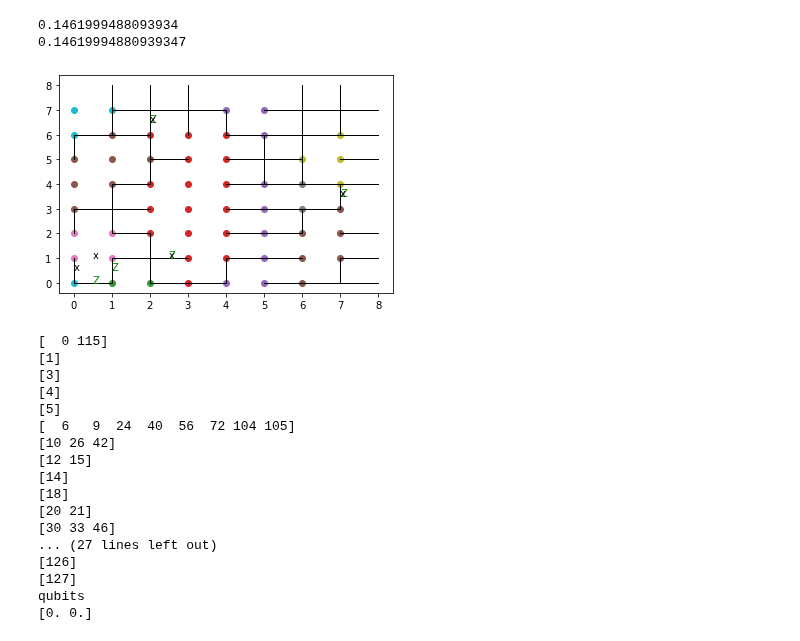
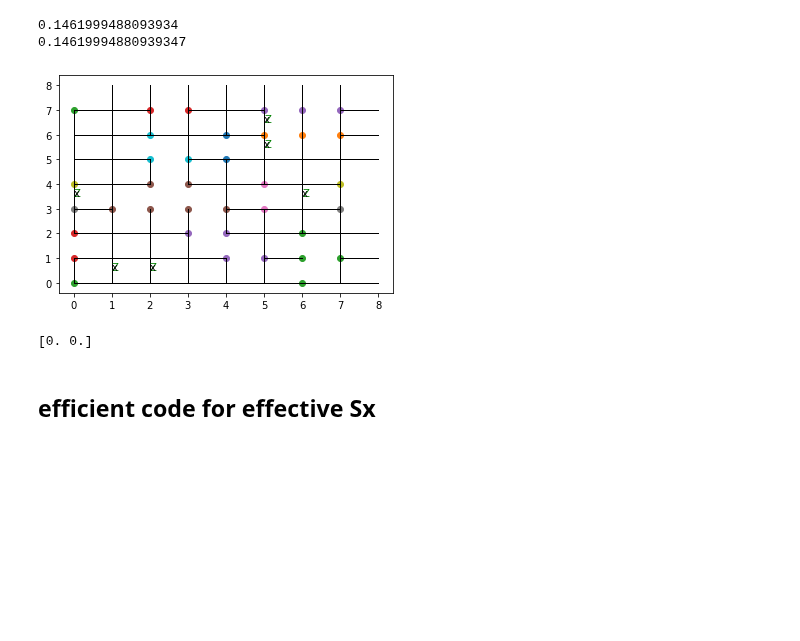
Before and after one commit to hassan-shap/quantum-emitter, a Jupyter notebook: loss-toric-2.ipynb, the cells around one changed output. Cells and saved outputs as stored; diff of their text form; code cells hidden in the pictures; blank space fills up the shorter version.

```diff
--- a/loss-toric-2.ipynb
+++ b/loss-toric-2.ipynb
@@ -1926,7 +1926,7 @@ for i_y in range(r2):
         Sx[i_y*r1 + i_x, 2*(((i_y-1)%r1)*r1+i_x)+1] = 1
 
 # # loss error
-prob_l = 0.4 # loss error probability
+prob_l = 0.2 # loss error probability
 percolate_x = True
 percolate_y = True
 
@@ -2128,51 +2128,37 @@ if len(synd_x_inds)>0:
     rec2_orig_inds = np.argwhere(rec2_orig > 0)[:,0]
     # print(rec2_inds[:,0])
     plt.figure(1)
     for i in range(len(rec2_orig_inds)):
         latt_pos = int(rec2_orig_inds[i]/2)
         if rec2_orig_inds[i] % 2 == 0 :
             ry = int(latt_pos/r1)
             rx = (latt_pos%r1) + 0.5
         else:
             ry = int(latt_pos/r1)  + 0.5 #+0.1
             rx = (latt_pos%r1)
 
         plt.text(rx,ry,"x",color="k")
 
 #################################
 plt.xticks(np.arange(0,r1+1.))
 plt.yticks(np.arange(0,r2+1.))
 plt.show()
 
 # for i_l in range(len(ql)):
 #     print(ql[i_l])
 
-for i_q, qubits in enumerate(ql):
-    print(qubits)
-print("qubits")
+# for i_q, qubits in enumerate(ql):
+#     print(qubits)
+# print("qubits")
 
 logicals = np.zeros((2,2*r1*r2))
 logicals[0,1:2*r2+1:2] = np.ones(r2)
 logicals[1,0:2*r1*r2:2*r2] = np.ones(r2)
 error_rec_orig = (rec2_orig + error_z_orig )%2
 s_orig = np.dot( error_rec_orig , logicals.T) %2
 print(s_orig)
 # %% [output]
-[figure, old version]
+[figure, new version]
-[  0 115]
-[1]
-[3]
-[4]
-[5]
-[  6   9  24  40  56  72 104 105]
-[10 26 42]
-[12 15]
-[14]
-[18]
-[20 21]
-[30 33 46]
-... (27 lines left out)
-[126]
-[127]
-qubits
 [0. 0.]
+# %% [markdown]
+## efficient code for effective Sx
```
Also changed, not shown: parts of 1 cell of this notebook, 44 other files.
